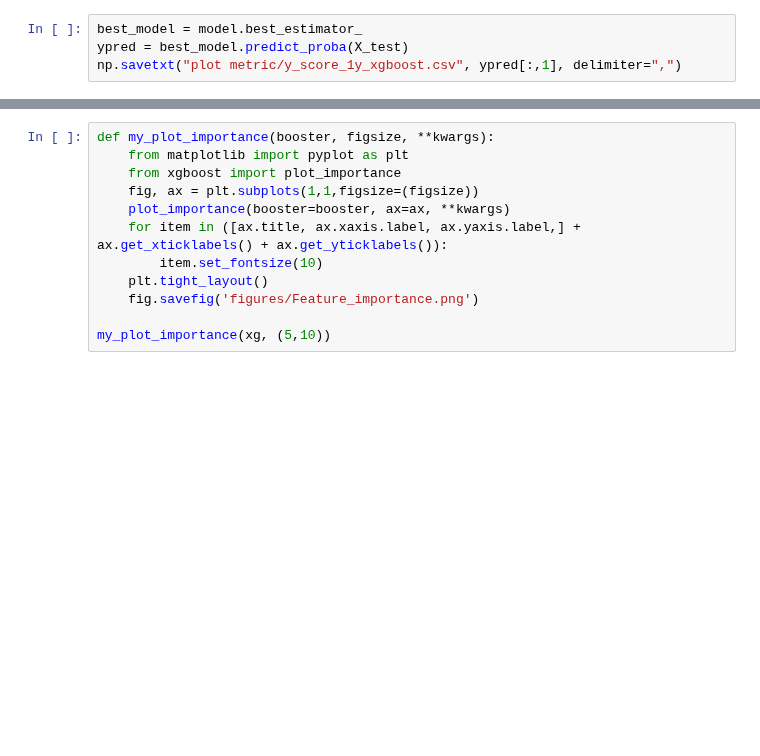
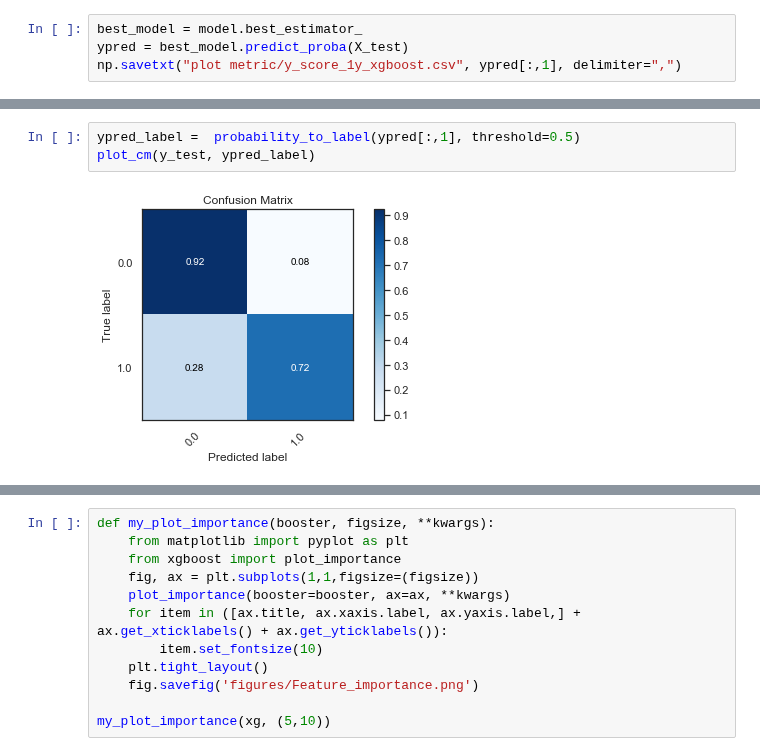
Before and after one commit to NicolasHu11/Short-Long-Term-Mortality-Prediction, a Jupyter notebook: Process Books/4-1 Xgboost Decision Tree 1 year Mortality.ipynb, the cells around one changed output, grey strips where cells are left out. Cells and saved outputs as stored; diff of their text form; blank space fills up the shorter version.

```diff
--- a/Process Books/4-1 Xgboost Decision Tree 1 year Mortality.ipynb
+++ b/Process Books/4-1 Xgboost Decision Tree 1 year Mortality.ipynb
@@ -182,0 +168,5 @@ for t_in,v_in in skf.split(X,y30):
+# %%
+ypred_label =  probability_to_label(ypred[:,1], threshold=0.5)
+plot_cm(y_test, ypred_label)
+# %% [output]
+[figure, added]
```
Also changed, not shown: parts of 6 cells of this notebook, 3 other files.
